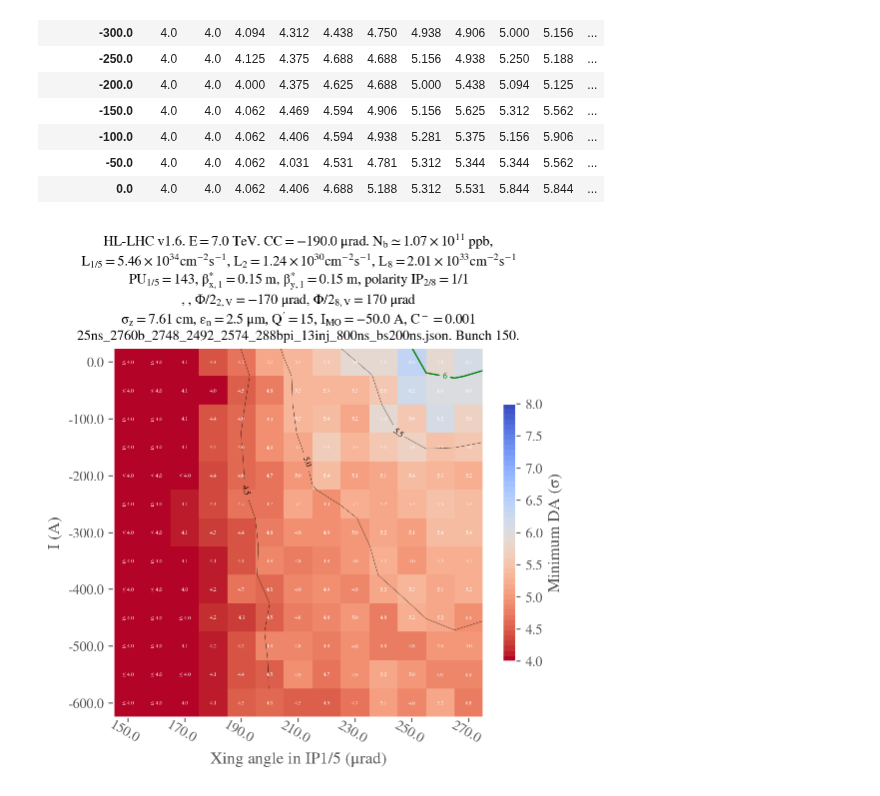
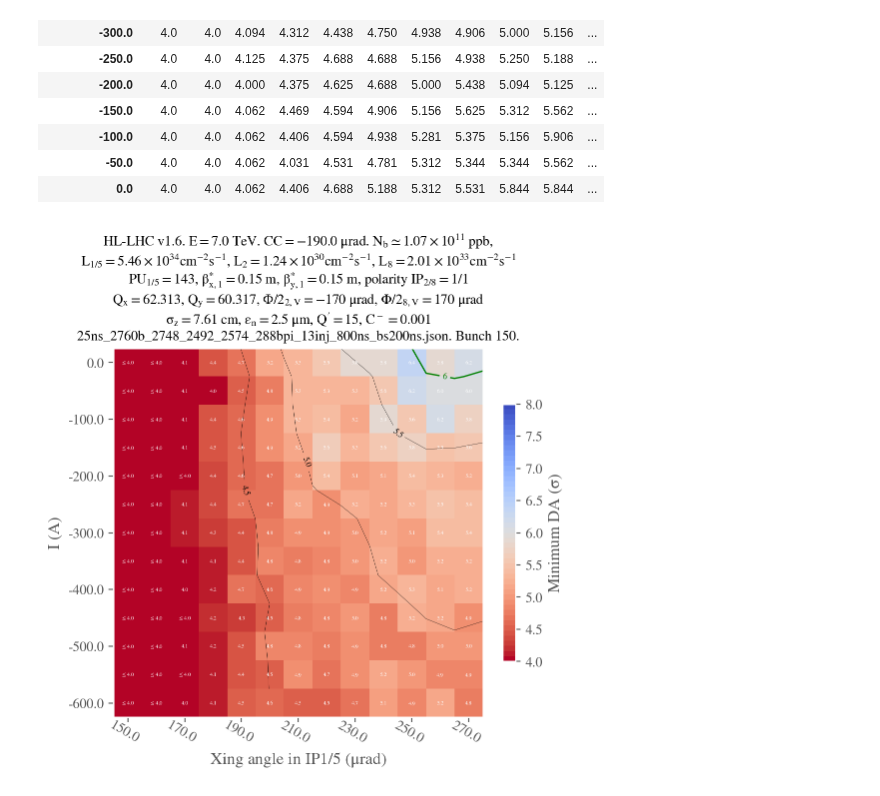
Before and after one commit to ColasDroin/DA_IPAC_2024, a Jupyter notebook: studies/analysis/analysis_oct_xing_scan_end_of_levelling_tune1.ipynb, the cells around one changed output. Drawn from its saved outputs; the diff is of its cells as text; code cells hidden in the pictures.

```diff
--- a/studies/analysis/analysis_oct_xing_scan_end_of_levelling_tune1.ipynb
+++ b/studies/analysis/analysis_oct_xing_scan_end_of_levelling_tune1.ipynb
@@ -83,32 +83,33 @@ conf_mad = analysis_functions.load_config(CONF_MAD_PATH)['config_mad']
 conf_collider = analysis_functions.load_config(CONF_COLLIDER_PATH)["config_collider"]
 
 xlabel = r"Xing angle in IP1/5 ($\mu$rad)"
 ylabel = r"I (A)"
 analysis_functions.plot_heatmap(
     df_to_plot,
     f'{STUDY_NAME}_{COLLIDER}',
     link=None,
     plot_contours=True,
     conf_mad=conf_mad,
     conf_collider=conf_collider,
     type_crossing="flatvh",
     betx=0.15,
     bety=0.15,
     symmetric=False,
     mask_lower_triangle=False,
     xlabel=xlabel,
     ylabel=ylabel,
     plot_diagonal_lines=False,
     xaxis_ticks_on_top=False,
-    display_intensity=True,
+    display_intensity=False,
     green_contour=6.,
     CC = True,
     vmin=4.,
     vmax=8.0,
     extended_diagonal=False,
     Nb=True,
     display_xing = False,
+    display_tune = True,
     #title="opt_collapse_1100_1500_oct_scan",
 )
 # %% [output]
-[figure, old version]
+[figure, new version]
```
Also changed, not shown: 8 other files.
